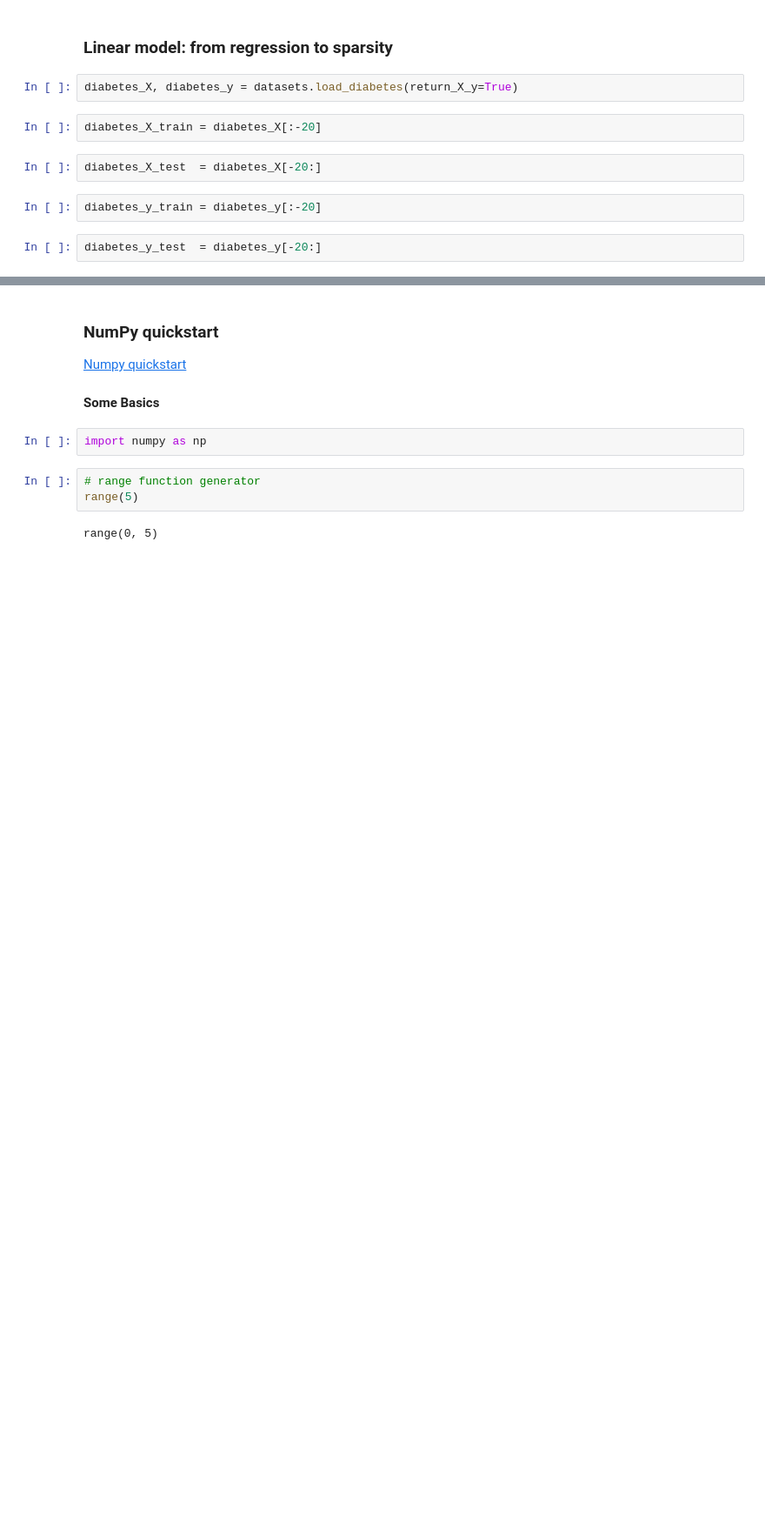
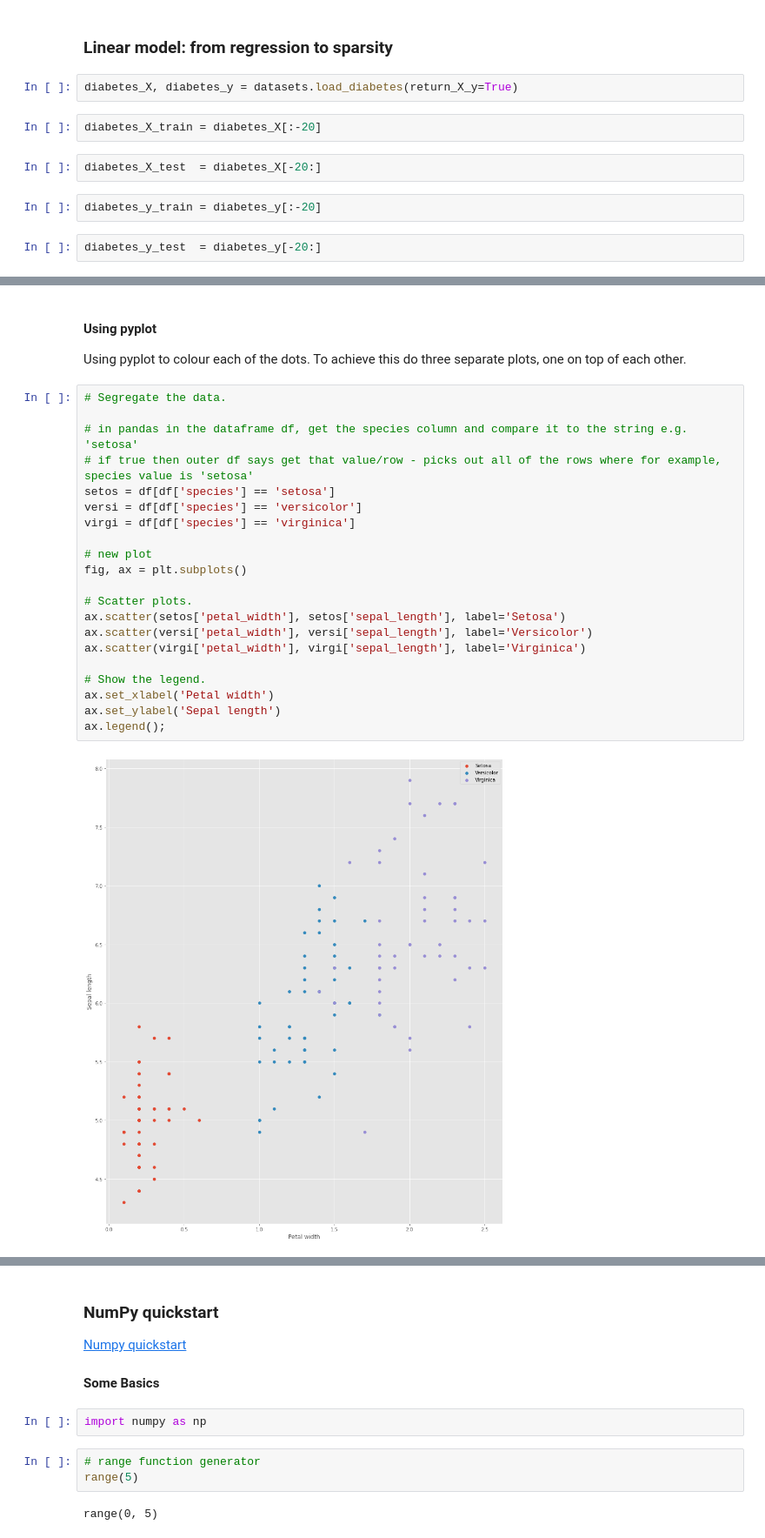
Before and after one commit to Walter64/EmergingTechnologies, a Jupyter notebook: scikit-learn.ipynb, the cells around one changed output, grey strips where cells are left out. Shown: that part at 87% size. Saved outputs shown, nothing was run; the diff lists cells and outputs as text; blank space fills up the shorter version.

```diff
--- a/scikit-learn.ipynb
+++ b/scikit-learn.ipynb
@@ -425,0 +553,29 @@ diabetes_y_test  = diabetes_y[-20:]
+# %% [markdown]
+<br>
+
+__Using pyplot__
+
+Using pyplot to colour each of the dots. To achieve this do three separate plots, one on top of each other.
+# %%
+# Segregate the data.
+
+# in pandas in the dataframe df, get the species column and compare it to the string e.g. 'setosa'
+# if true then outer df says get that value/row - picks out all of the rows where for example, species value is 'setosa'
+setos = df[df['species'] == 'setosa']
+versi = df[df['species'] == 'versicolor']
+virgi = df[df['species'] == 'virginica']
+
+# new plot
+fig, ax = plt.subplots()
+
+# Scatter plots.
+ax.scatter(setos['petal_width'], setos['sepal_length'], label='Setosa')
+ax.scatter(versi['petal_width'], versi['sepal_length'], label='Versicolor')
+ax.scatter(virgi['petal_width'], virgi['sepal_length'], label='Virginica')
+
+# Show the legend.
+ax.set_xlabel('Petal width')
+ax.set_ylabel('Sepal length')
+ax.legend();
+# %% [output]
+[figure, added]
```
Also changed, not shown: parts of 104 cells of this notebook, 1 other file.
